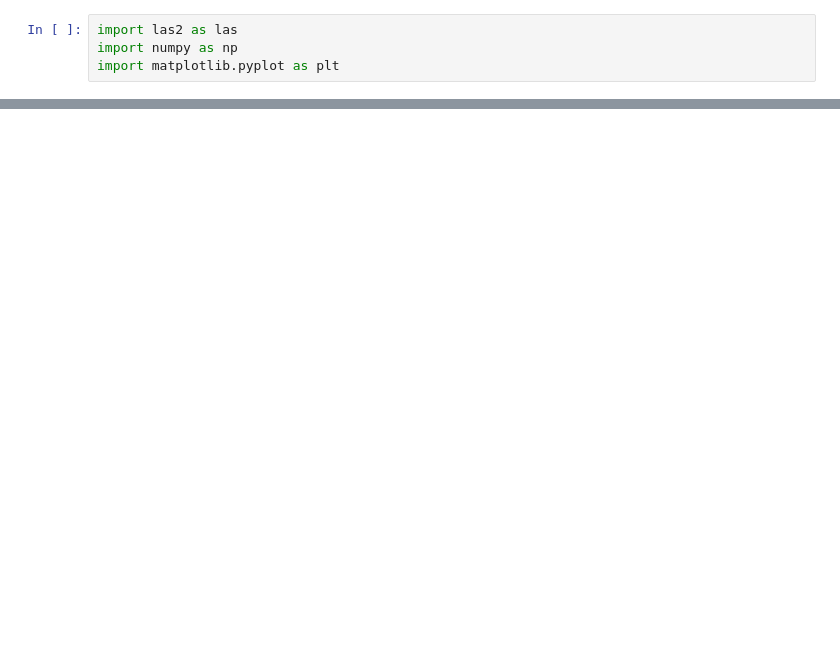
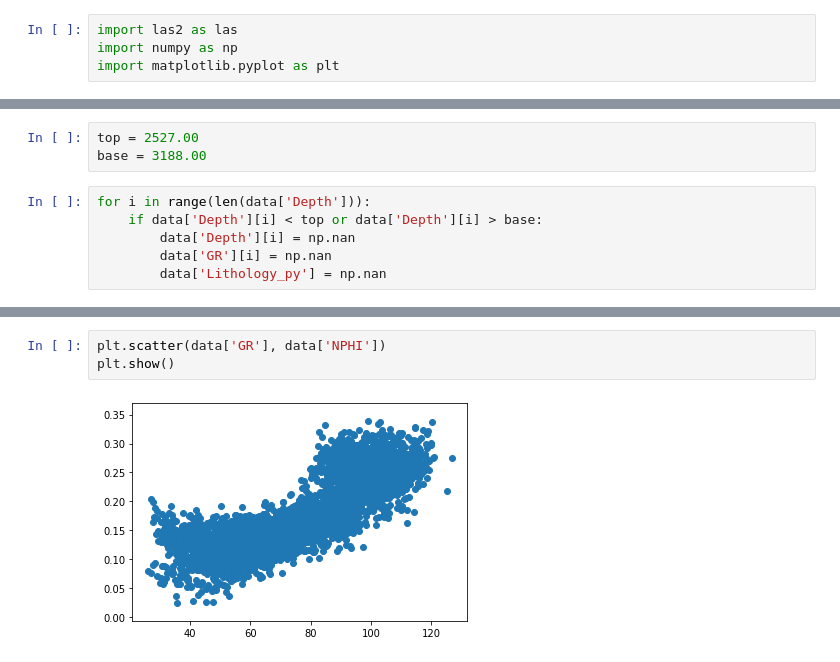
Before and after one commit to rmotadutra/PFG_2020, a Jupyter notebook: codes/well_logs.ipynb, the cells around one changed output, grey strips where cells are left out. Cells and saved outputs as stored; diff of their text form; blank space fills up the shorter version.

```diff
--- a/codes/well_logs.ipynb
+++ b/codes/well_logs.ipynb
@@ -96,0 +150,9 @@ plt.show()
+# %%
+top = 2527.00
+base = 3188.00
+# %%
+for i in range(len(data['Depth'])):
+    if data['Depth'][i] < top or data['Depth'][i] > base:
+        data['Depth'][i] = np.nan
+        data['GR'][i] = np.nan
+        data['Lithology_py'] = np.nan
@@ -96,0 +223,5 @@ plt.show()
+# %%
+plt.scatter(data['GR'], data['NPHI'])
+plt.show()
+# %% [output]
+[figure, added]
```
Also changed, not shown: parts of 14 cells of this notebook, 1 other file.
